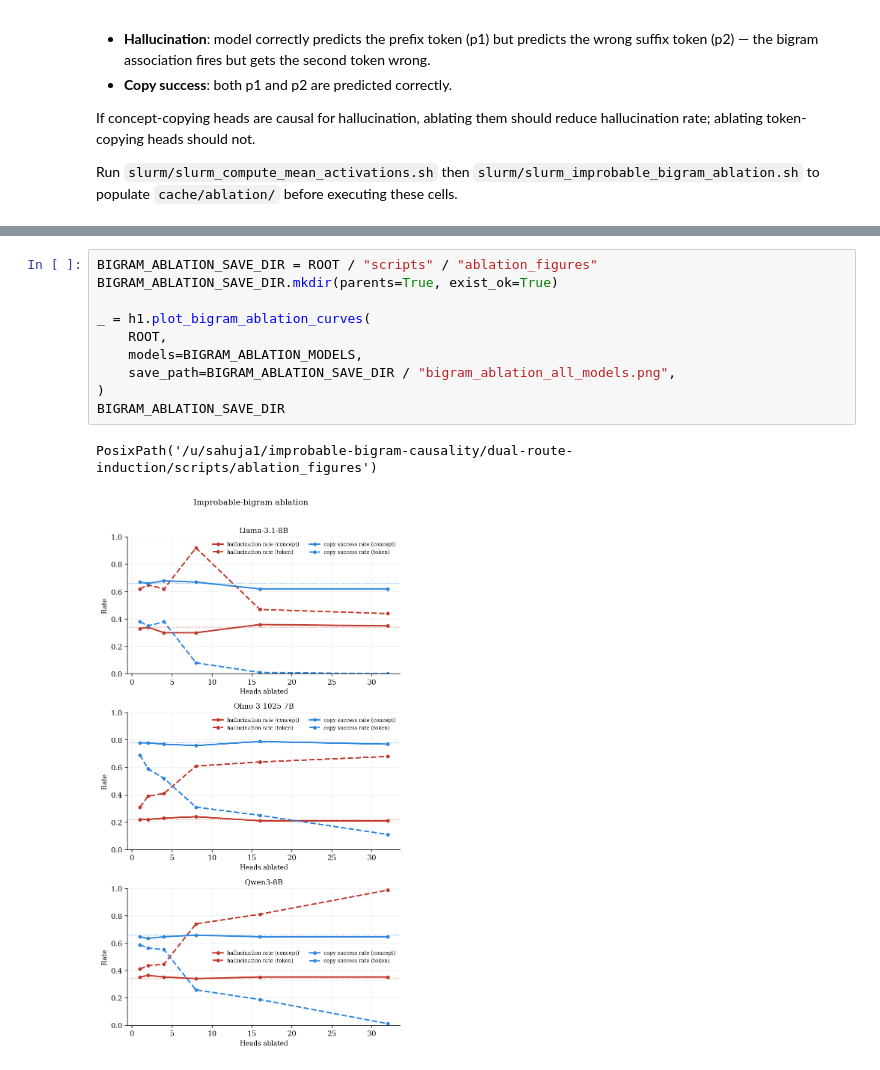
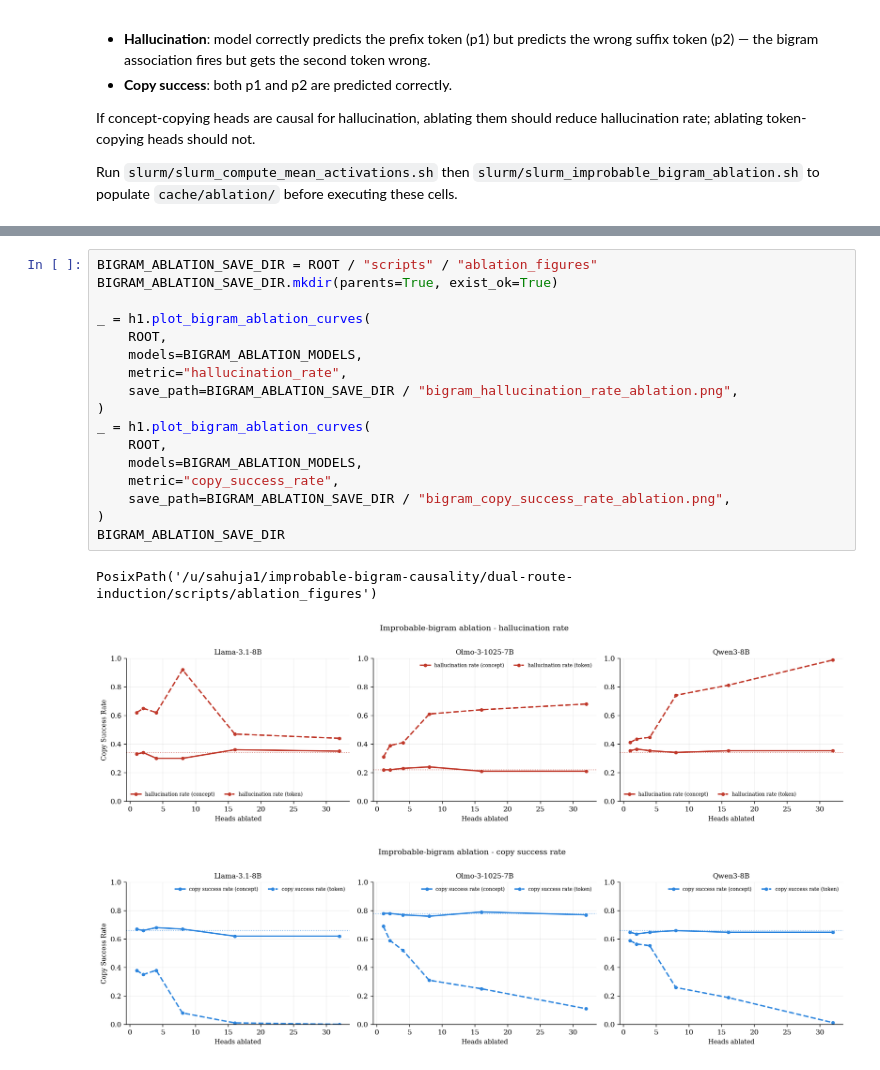
Before and after one commit to zzfz1/dual-route-induction, a Jupyter notebook: scripts/qwen_result_analysis.ipynb, the cells around one changed output, grey strips where cells are left out. Cells and saved outputs as stored; diff of their text form.

```diff
--- a/scripts/qwen_result_analysis.ipynb
+++ b/scripts/qwen_result_analysis.ipynb
@@ -555,13 +567,21 @@ fig_abl, _ = h1.plot_bigram_ablation_curves(
 # %%
 BIGRAM_ABLATION_SAVE_DIR = ROOT / "scripts" / "ablation_figures"
 BIGRAM_ABLATION_SAVE_DIR.mkdir(parents=True, exist_ok=True)
 
 _ = h1.plot_bigram_ablation_curves(
     ROOT,
     models=BIGRAM_ABLATION_MODELS,
-    save_path=BIGRAM_ABLATION_SAVE_DIR / "bigram_ablation_all_models.png",
+    metric="hallucination_rate",
+    save_path=BIGRAM_ABLATION_SAVE_DIR / "bigram_hallucination_rate_ablation.png",
+)
+_ = h1.plot_bigram_ablation_curves(
+    ROOT,
+    models=BIGRAM_ABLATION_MODELS,
+    metric="copy_success_rate",
+    save_path=BIGRAM_ABLATION_SAVE_DIR / "bigram_copy_success_rate_ablation.png",
 )
 BIGRAM_ABLATION_SAVE_DIR
 # %% [output]
 PosixPath('/u/sahuja1/improbable-bigram-causality/dual-route-induction/scripts/ablation_figures')
-[figure, old version]
+[figure, new version]
+[figure, added]
```
Also changed, not shown: parts of 12 cells of this notebook, 11 other files.
